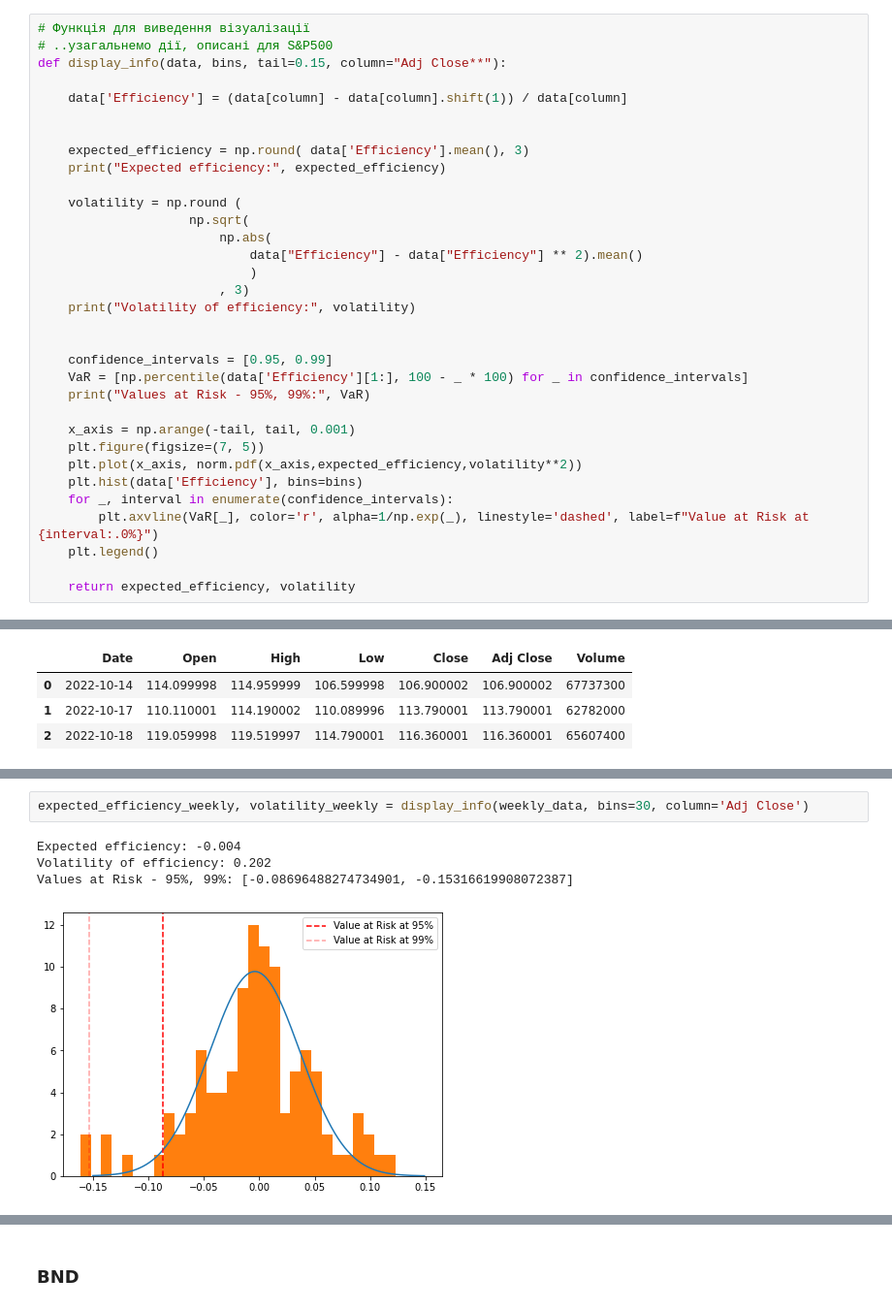
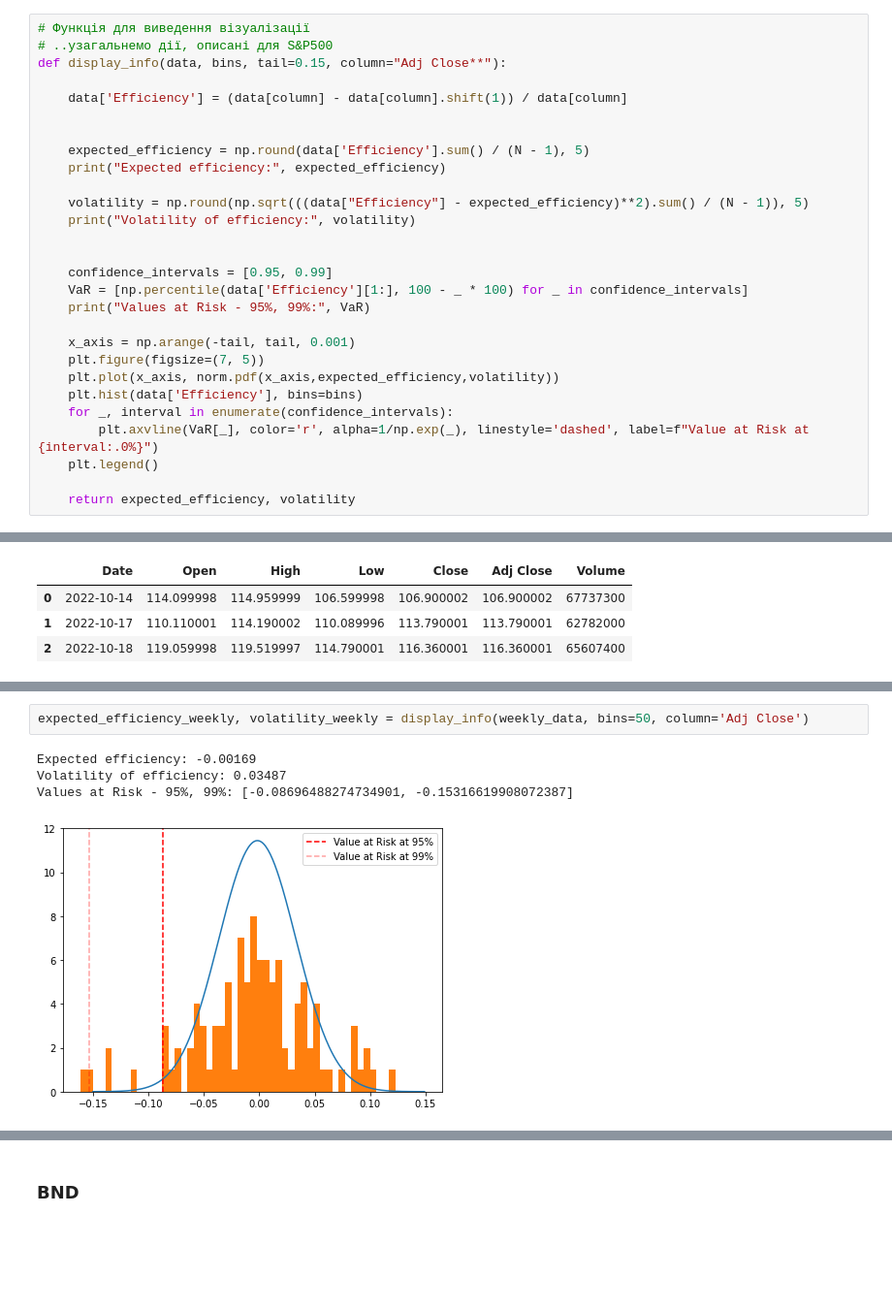
Before and after one commit to vita1pa/fmf_fmfr, a Jupyter notebook: Assignment 1.ipynb, the cells around one changed output, grey strips where cells are left out. Shown at 97% size. Cells and saved outputs as stored; diff of their text form; blank space fills up the shorter version.

```diff
--- a/Assignment 1.ipynb
+++ b/Assignment 1.ipynb
@@ -13,15 +13,10 @@ def display_info(data, bins, tail=0.15, column="Adj Close**"):
     data['Efficiency'] = (data[column] - data[column].shift(1)) / data[column]
 
 
-    expected_efficiency = np.round( data['Efficiency'].mean(), 3)
+    expected_efficiency = np.round(data['Efficiency'].sum() / (N - 1), 5)
     print("Expected efficiency:", expected_efficiency)
 
-    volatility = np.round (
-                    np.sqrt(
-                        np.abs(
-                            data["Efficiency"] - data["Efficiency"] ** 2).mean()
-                            )
-                        , 3)
+    volatility = np.round(np.sqrt(((data["Efficiency"] - expected_efficiency)**2).sum() / (N - 1)), 5)
     print("Volatility of efficiency:", volatility)
 
 
@@ -31,7 +26,7 @@ def display_info(data, bins, tail=0.15, column="Adj Close**"):
 
     x_axis = np.arange(-tail, tail, 0.001)
     plt.figure(figsize=(7, 5))
-    plt.plot(x_axis, norm.pdf(x_axis,expected_efficiency,volatility**2))
+    plt.plot(x_axis, norm.pdf(x_axis,expected_efficiency,volatility))
     plt.hist(data['Efficiency'], bins=bins)
     for _, interval in enumerate(confidence_intervals):
         plt.axvline(VaR[_], color='r', alpha=1/np.exp(_), linestyle='dashed', label=f"Value at Risk at {interval:.0%}")
@@ -196,10 +188,10 @@ Values at Risk - 95%, 99%: [-0.03690712339581437, -0.05461105650876616]
 # %%
-expected_efficiency_weekly, volatility_weekly = display_info(weekly_data, bins=30, column='Adj Close')
+expected_efficiency_weekly, volatility_weekly = display_info(weekly_data, bins=50, column='Adj Close')
 # %% [output]
-Expected efficiency: -0.004
-Volatility of efficiency: 0.202
+Expected efficiency: -0.00169
+Volatility of efficiency: 0.03487
 Values at Risk - 95%, 99%: [-0.08696488274734901, -0.15316619908072387]
-[figure, old version]
+[figure, new version]
 # %%
 pd.DataFrame(data=[[expected_efficiency_daily, expected_efficiency_weekly],
                    [volatility_daily, volatility_weekly]],
```
Also changed, not shown: parts of 19 cells of this notebook.
